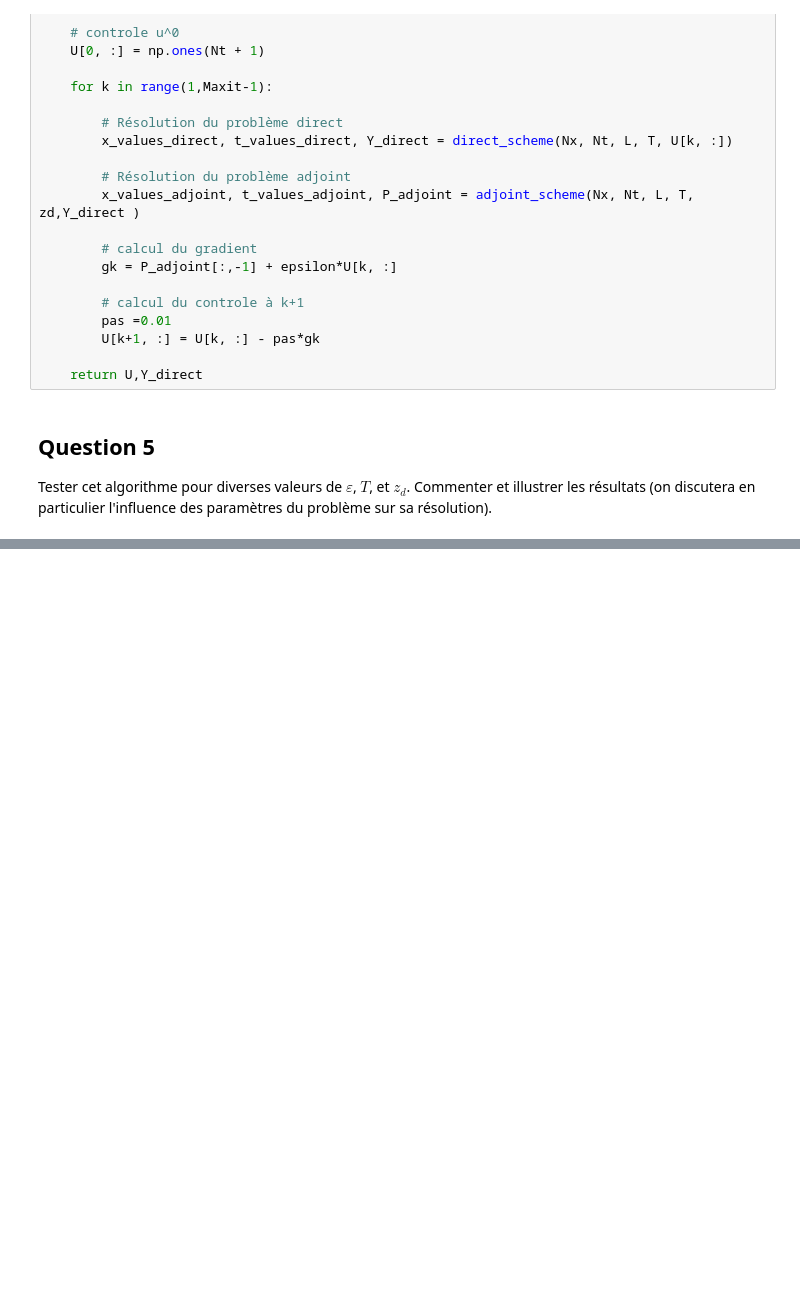
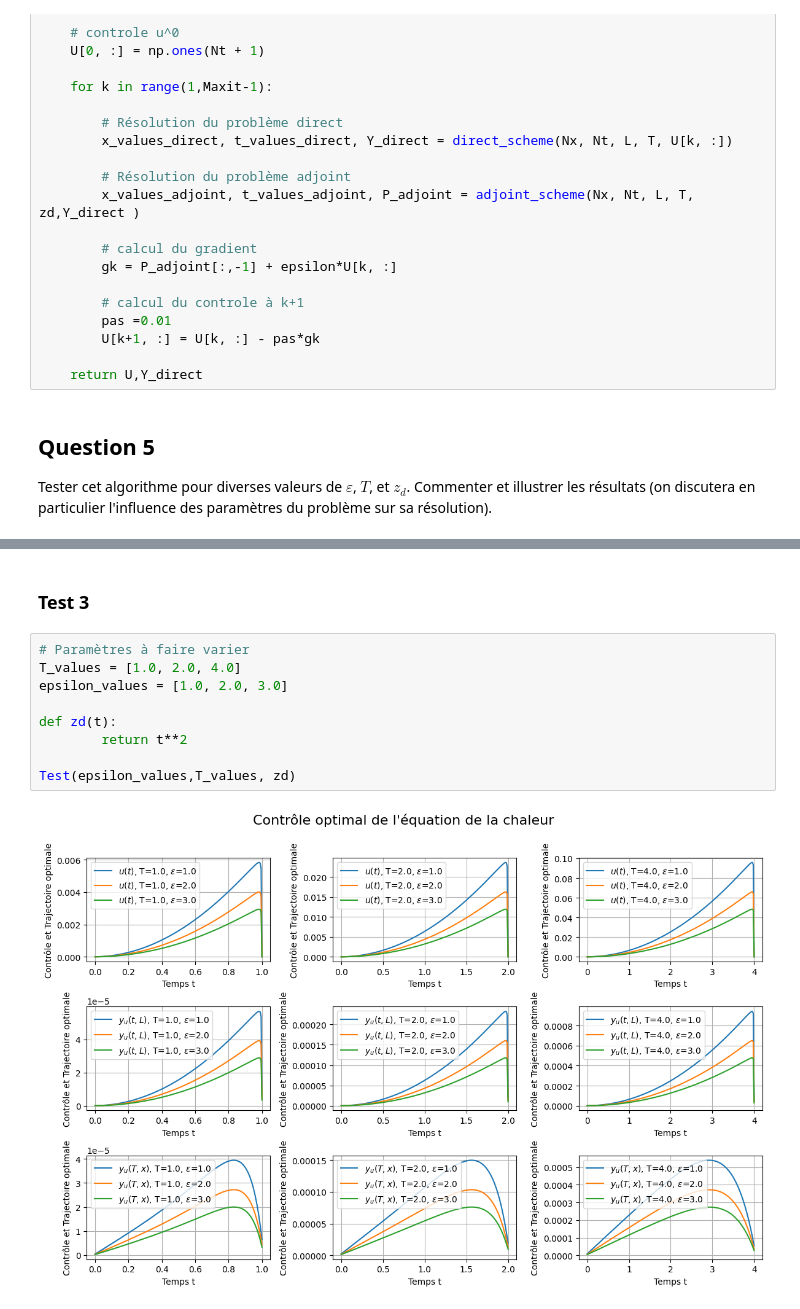
Before and after one commit to jobinhio/projets-data-science, a Jupyter notebook: Controle Optimal/Duprez/TP3.ipynb, the cells around one changed output, grey strips where cells are left out. Drawn from its saved outputs; the diff is of its cells as text; blank space fills up the shorter version.

```diff
--- a/Controle Optimal/Duprez/TP3.ipynb
+++ b/Controle Optimal/Duprez/TP3.ipynb
@@ -576,0 +603,13 @@ Test(epsilon_values,T_values, zd)
+# %% [markdown]
+### Test 3
+# %%
+# Paramètres à faire varier
+T_values = [1.0, 2.0, 4.0]
+epsilon_values = [1.0, 2.0, 3.0]
+
+def zd(t):
+        return t**2
+
+Test(epsilon_values,T_values, zd)
+# %% [output]
+[figure, added]
```
Also changed, not shown: parts of 9 cells of this notebook.
